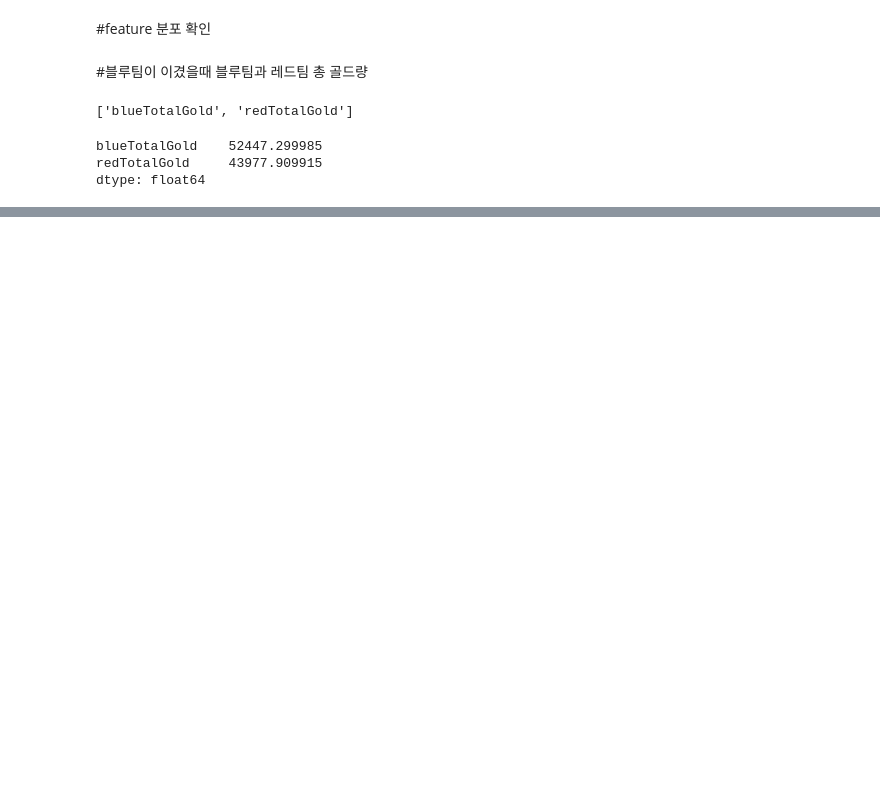
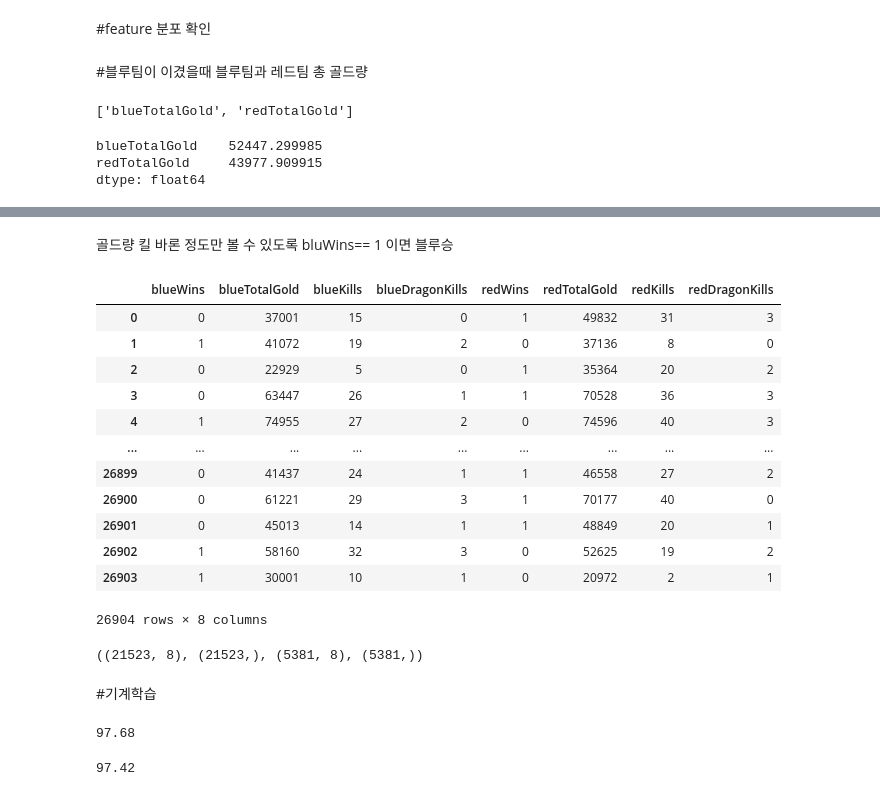
Before and after one commit to Recorder08/Recorder08.github.io, a Jupyter notebook: aix.ipynb, the cells around one changed output, grey strips where cells are left out. Drawn from its saved outputs; the diff is of its cells as text; code cells hidden in the pictures; blank space fills up the shorter version.

```diff
--- a/aix.ipynb
+++ b/aix.ipynb
@@ -155,0 +172,34 @@ dtype: float64
+# %% [markdown]
+골드량 킬 바론 정도만 볼 수 있도록 bluWins== 1  이면 블루승
+# %%
+# 필요한 feature만 뽑아 새로운 df에 저장
+test_df = challenger_df[['blueWins','blueTotalGold', 'blueKills', 'blueDragonKills','redWins', 'redTotalGold', 'redKills', 'redDragonKills']]
+# %%
+test_df
+# %% [output]
+|  | blueWins | blueTotalGold | blueKills | blueDragonKills | redWins | redTotalGold | redKills | redDragonKills |
+| 0 | 0 | 37001 | 15 | 0 | 1 | 49832 | 31 | 3 |
+| 1 | 1 | 41072 | 19 | 2 | 0 | 37136 | 8 | 0 |
+| 2 | 0 | 22929 | 5 | 0 | 1 | 35364 | 20 | 2 |
+| 3 | 0 | 63447 | 26 | 1 | 1 | 70528 | 36 | 3 |
+| 4 | 1 | 74955 | 27 | 2 | 0 | 74596 | 40 | 3 |
+| ... | ... | ... | ... | ... | ... | ... | ... | ... |
+| 26899 | 0 | 41437 | 24 | 1 | 1 | 46558 | 27 | 2 |
+| 26900 | 0 | 61221 | 29 | 3 | 1 | 70177 | 40 | 0 |
+| 26901 | 0 | 45013 | 14 | 1 | 1 | 48849 | 20 | 1 |
+| 26902 | 1 | 58160 | 32 | 3 | 0 | 52625 | 19 | 2 |
+| 26903 | 1 | 30001 | 10 | 1 | 0 | 20972 | 2 | 1 |
+26904 rows × 8 columns
+# %%
+# 데이터 내에서 학습 집합과 테스트 집합을 나눔(8:2)
+train, test = train_test_split(test_df, test_size=0.2, random_state=12)
+
+X_train = train.drop("RESULT", axis=1)
+Y_train = train["RESULT"]
+X_test = test.drop("RESULT", axis=1)
+Y_test = test["RESULT"]
+X_train.shape, Y_train.shape, X_test.shape, Y_test.shape
+# %% [output]
+((21523, 8), (21523,), (5381, 8), (5381,))
+# %% [markdown]
+#기계학습
@@ -155,0 +219,20 @@ dtype: float64
+# %%
+
+# Support Vector Machines
+# SVM 모델 학습
+svc = SVC()
+svc.fit(X_train, Y_train)
+Y_pred_svc = svc.predict(X_test)
+acc_svc = round(svc.score(X_test, Y_test) * 100, 2)
+acc_svc
+# %% [output]
+97.68
+# %%
+#k-Nearest Neighbor
+knn  = KNeighborsClassifier(n_neighbors = 3)
+knn.fit(X_train, Y_train)
+Y_pred_knn = knn.predict(X_test)
+acc_knn = round(knn.score(X_test, Y_test) * 100, 2)
+acc_knn
+# %% [output]
+97.42
```
Also changed, not shown: parts of 8 cells of this notebook.
